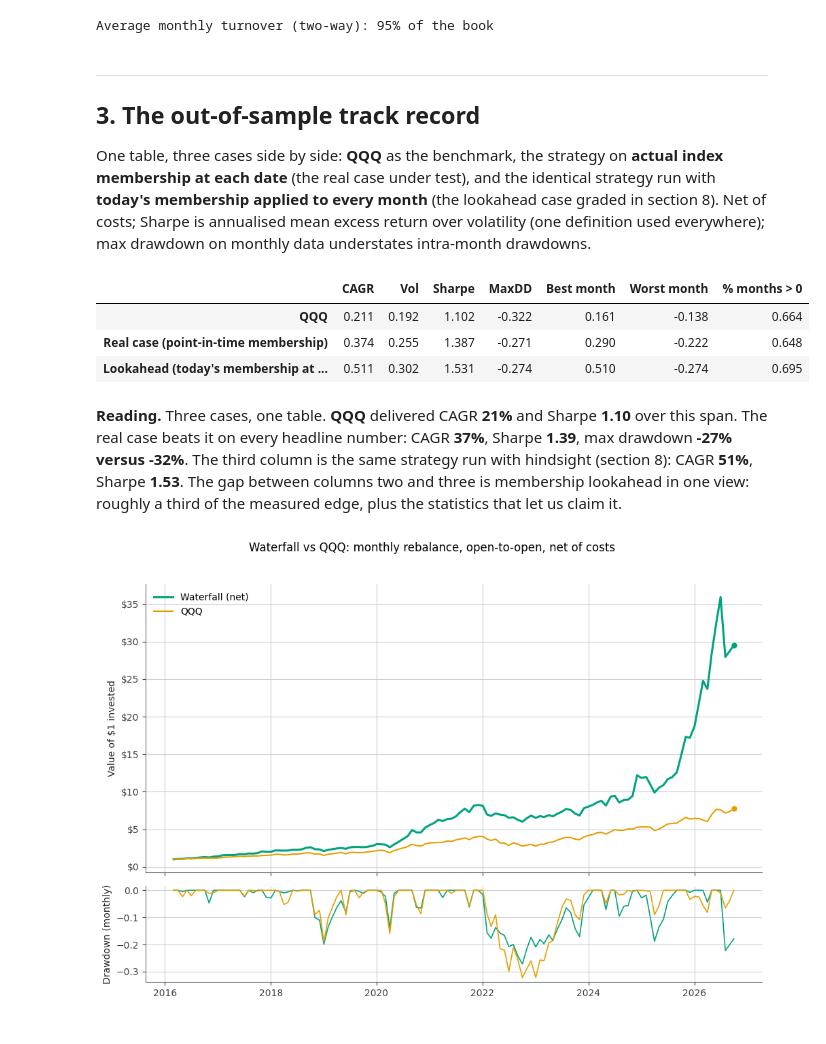
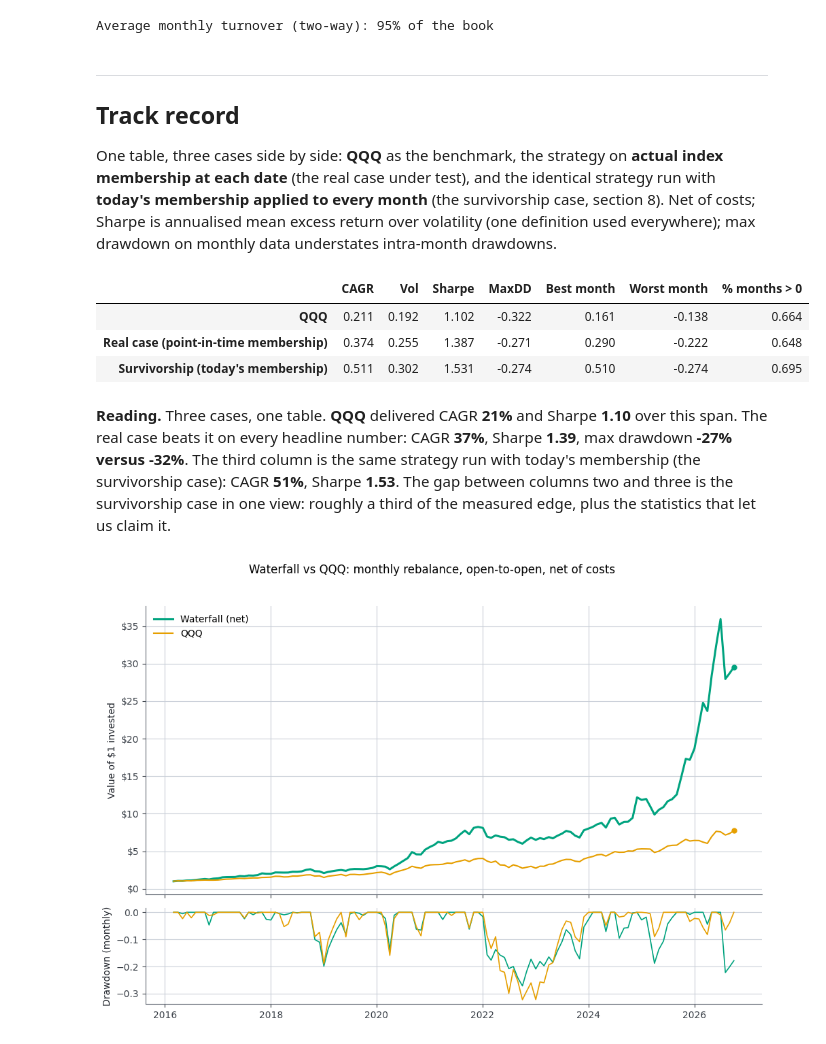
Before and after one commit to luigi-mari/Notebook, a Jupyter notebook: chapters/_build/jupyter_execute/nasdaq100_momentum_waterfall.ipynb, the cells around one changed output. Drawn from its saved outputs; the diff is of its cells as text; code cells hidden in the pictures.

```diff
--- a/chapters/_build/jupyter_execute/nasdaq100_momentum_waterfall.ipynb
+++ b/chapters/_build/jupyter_execute/nasdaq100_momentum_waterfall.ipynb
@@ -231,31 +231,31 @@ N_LOOK   = len([x for x in CURRENT if x in close.columns])
 Average monthly turnover (two-way): 95% of the book
 # %% [markdown]
 ---
-## 3. The out-of-sample track record
+## Track record
 
-One table, three cases side by side: **QQQ** as the benchmark, the strategy on **actual index membership at each date** (the real case under test), and the identical strategy run with **today's membership applied to every month** (the lookahead case graded in section 8). Net of costs; Sharpe is annualised mean excess return over volatility (one definition used everywhere); max drawdown on monthly data understates intra-month drawdowns.
+One table, three cases side by side: **QQQ** as the benchmark, the strategy on **actual index membership at each date** (the real case under test), and the identical strategy run with **today's membership applied to every month** (the survivorship case, section 8). Net of costs; Sharpe is annualised mean excess return over volatility (one definition used everywhere); max drawdown on monthly data understates intra-month drawdowns.
 # %%
 def perf(r, rf=RF):
     r   = r.dropna()
     eq  = (1 + r).cumprod()
     vol = r.std() * np.sqrt(12)
     return {"CAGR": eq.iloc[-1] ** (12 / len(r)) - 1, "Vol": vol,
             "Sharpe": (r.mean() - rf / 12) * 12 / vol, "MaxDD": (eq / eq.cummax() - 1).min(),
             "Best month": r.max(), "Worst month": r.min(), "% months > 0": (r > 0).mean()}
 
 cmp_perf = pd.DataFrame({
     "QQQ": perf(B),
     "Real case (point-in-time membership)": perf(S),
-    "Lookahead (today's membership at every date)": perf(S_bias),
+    "Survivorship (today's membership)": perf(S_bias),
 }).T
 cmp_perf
 # %% [output]
 |  | CAGR | Vol | Sharpe | MaxDD | Best month | Worst month | % months > 0 |
 | QQQ | 0.211 | 0.192 | 1.102 | -0.322 | 0.161 | -0.138 | 0.664 |
 | Real case (point-in-time membership) | 0.374 | 0.255 | 1.387 | -0.271 | 0.290 | -0.222 | 0.648 |
-| Lookahead (today's membership at ... | 0.511 | 0.302 | 1.531 | -0.274 | 0.510 | -0.274 | 0.695 |
+| Survivorship (today's membership) | 0.511 | 0.302 | 1.531 | -0.274 | 0.510 | -0.274 | 0.695 |
 # %% [markdown]
-**Reading.** Three cases, one table. **QQQ** delivered CAGR **21%** and Sharpe **1.10** over this span. The real case beats it on every headline number: CAGR **37%**, Sharpe **1.39**, max drawdown **-27% versus -32%**. The third column is the same strategy run with hindsight (section 8): CAGR **51%**, Sharpe **1.53**. The gap between columns two and three is membership lookahead in one view: roughly a third of the measured edge, plus the statistics that let us claim it.
+**Reading.** Three cases, one table. **QQQ** delivered CAGR **21%** and Sharpe **1.10** over this span. The real case beats it on every headline number: CAGR **37%**, Sharpe **1.39**, max drawdown **-27% versus -32%**. The third column is the same strategy run with today's membership (the survivorship case): CAGR **51%**, Sharpe **1.53**. The gap between columns two and three is the survivorship case in one view: roughly a third of the measured edge, plus the statistics that let us claim it.
 # %%
 from matplotlib.ticker import FuncFormatter
 
```
Also changed, not shown: parts of 18 cells of this notebook, 17 other files.
